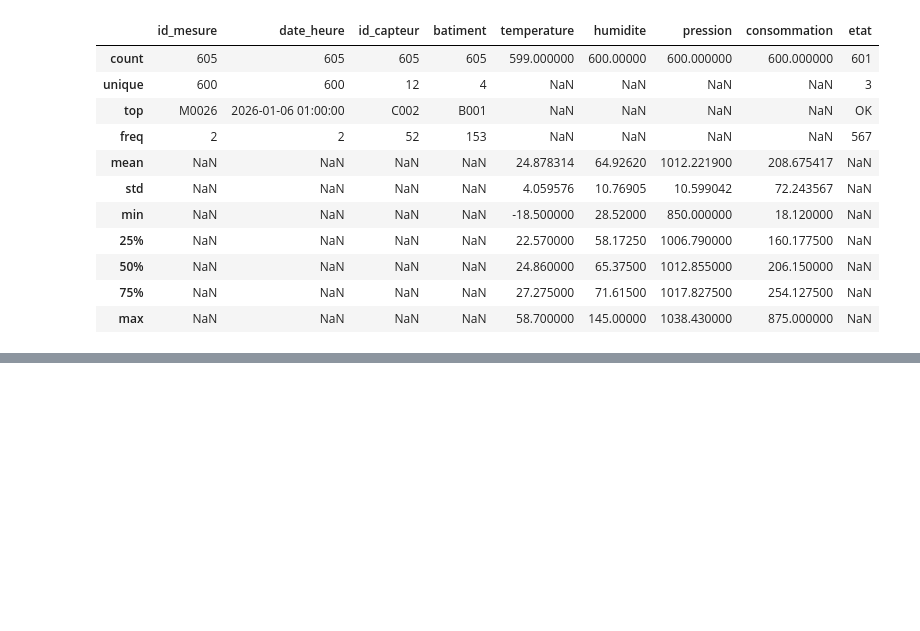
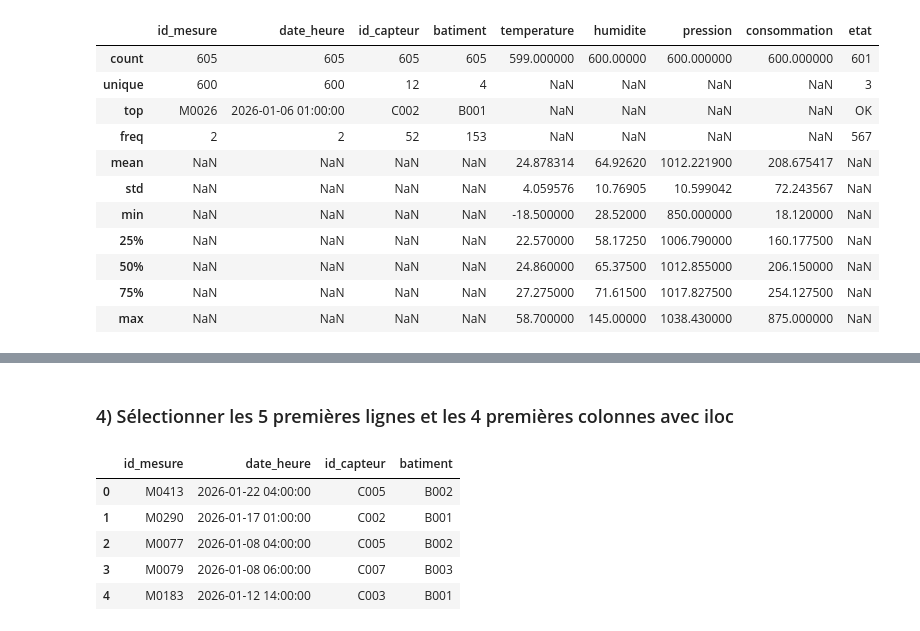
Before and after one commit to Fattimm/atelierPandas, a Jupyter notebook: notebooks/atelier_pandas_iot .ipynb, the cells around one changed output, grey strips where cells are left out. Drawn from its saved outputs; the diff is of its cells as text; code cells hidden in the pictures; blank space fills up the shorter version.

```diff
--- a/notebooks/atelier_pandas_iot .ipynb
+++ b/notebooks/atelier_pandas_iot .ipynb
@@ -247,0 +296,11 @@ df.describe(include="all")
+# %% [markdown]
+### 4) Sélectionner les 5 premières lignes et les 4 premières colonnes avec iloc
+# %%
+df.iloc[0:5, 0:4]
+# %% [output]
+|  | id_mesure | date_heure | id_capteur | batiment |
+| 0 | M0413 | 2026-01-22 04:00:00 | C005 | B002 |
+| 1 | M0290 | 2026-01-17 01:00:00 | C002 | B001 |
+| 2 | M0077 | 2026-01-08 04:00:00 | C005 | B002 |
+| 3 | M0079 | 2026-01-08 06:00:00 | C007 | B003 |
+| 4 | M0183 | 2026-01-12 14:00:00 | C003 | B001 |
```
Also changed, not shown: parts of 7 cells of this notebook.
